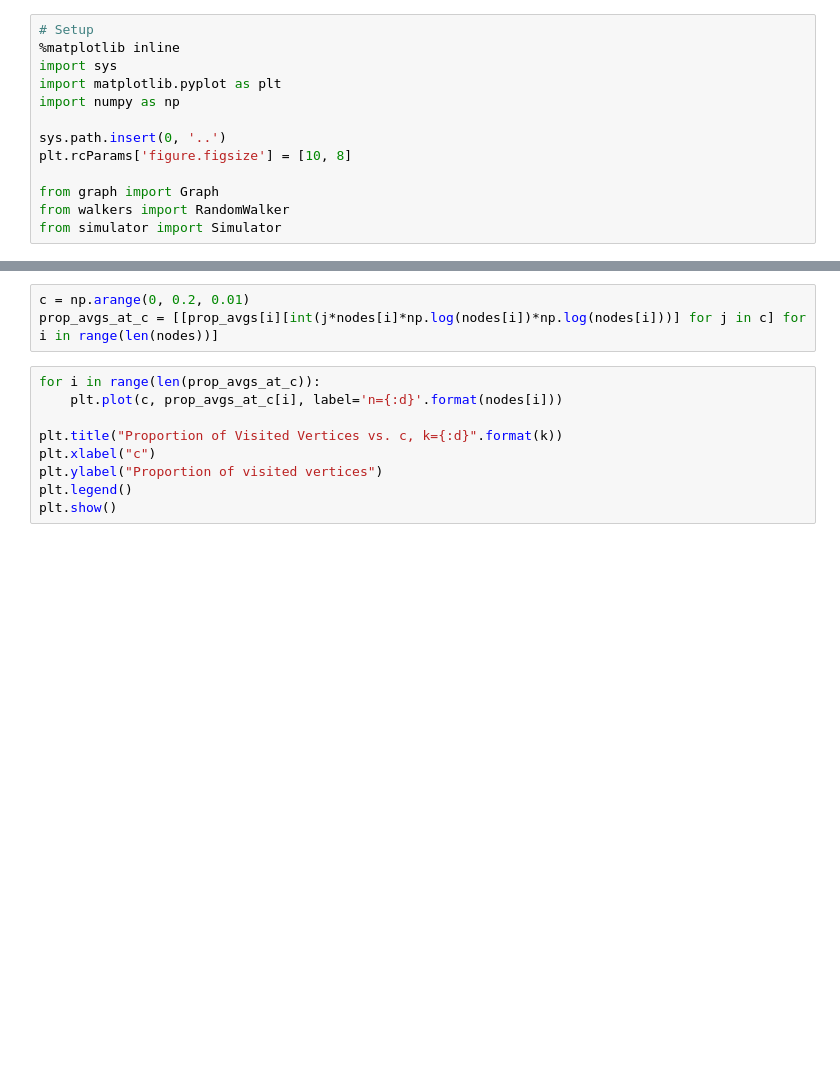
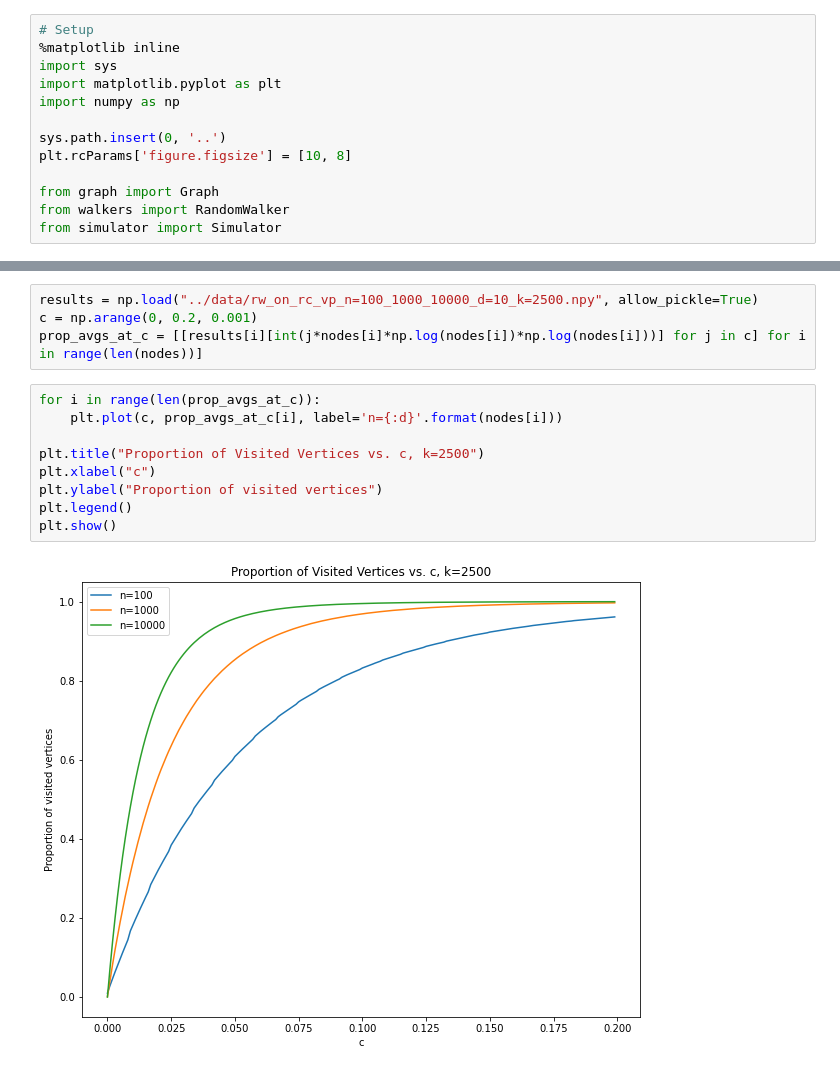
Before and after one commit to andrew-yin/rw-on-rg, a Jupyter notebook: notebooks/plot_vp_vs_c.ipynb, the cells around one changed output, grey strips where cells are left out. Drawn from its saved outputs; the diff is of its cells as text; blank space fills up the shorter version.

```diff
--- a/notebooks/plot_vp_vs_c.ipynb
+++ b/notebooks/plot_vp_vs_c.ipynb
@@ -24,12 +31,15 @@ prop_avgs = [Simulator.simulate_rw_on_rg_visited_prop(n=i,
 # %%
-c = np.arange(0, 0.2, 0.01)
-prop_avgs_at_c = [[prop_avgs[i][int(j*nodes[i]*np.log(nodes[i])*np.log(nodes[i]))] for j in c] for i in range(len(nodes))]
+results = np.load("../data/rw_on_rc_vp_n=100_1000_10000_d=10_k=2500.npy", allow_pickle=True)
+c = np.arange(0, 0.2, 0.001)
+prop_avgs_at_c = [[results[i][int(j*nodes[i]*np.log(nodes[i])*np.log(nodes[i]))] for j in c] for i in range(len(nodes))]
 # %%
 for i in range(len(prop_avgs_at_c)):
     plt.plot(c, prop_avgs_at_c[i], label='n={:d}'.format(nodes[i]))
 
-plt.title("Proportion of Visited Vertices vs. c, k={:d}".format(k))
+plt.title("Proportion of Visited Vertices vs. c, k=2500")
 plt.xlabel("c")
 plt.ylabel("Proportion of visited vertices")
 plt.legend()
 plt.show()
+# %% [output]
+[figure, added]
```
Also changed, not shown: parts of 1 cell of this notebook, 2 other files.
